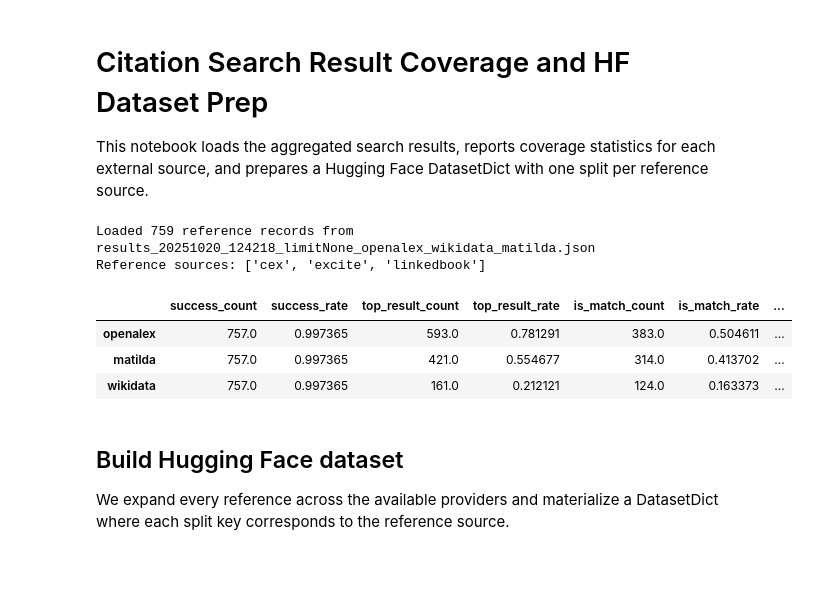
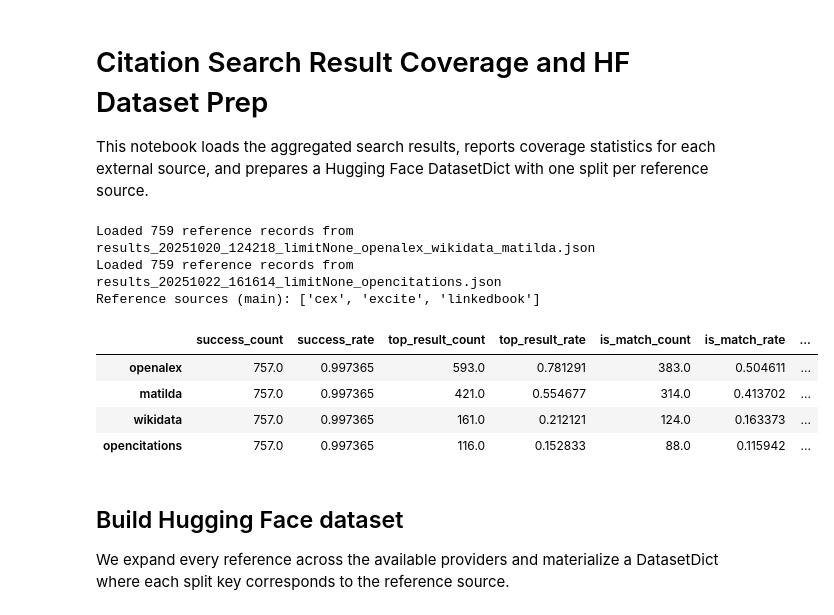
Before and after one commit to odoma-ch/ssh-citation-index, a Jupyter notebook: scripts/search_results_analysis.ipynb, the cells around one changed output. Cells and saved outputs as stored; diff of their text form; code cells hidden in the pictures; blank space fills up the shorter version.

Commit message:
update  opencitation data

```diff
--- a/scripts/search_results_analysis.ipynb
+++ b/scripts/search_results_analysis.ipynb
@@ -3,26 +11,40 @@
 
 This notebook loads the aggregated search results, reports coverage statistics for each external source, and prepares a Hugging Face DatasetDict with one split per reference source.
 # %%
-from pathlib import Path
-import json
-from collections import defaultdict
-from typing import Any, Dict, Optional
 
-import pandas as pd
-from datasets import Dataset, DatasetDict
 
 DATA_PATH = Path("results_20251020_124218_limitNone_openalex_wikidata_matilda.json")
+OPEN_CITATION_DATA_PATH = Path("results_20251022_161614_limitNone_opencitations.json")
 
 with DATA_PATH.open() as f:
     records = json.load(f)
+print(f"Loaded {len(records)} reference records from {DATA_PATH}")
 
-print(f"Loaded {len(records)} reference records from {DATA_PATH}")
+# Load OpenCitations records (separate file)
+with OPEN_CITATION_DATA_PATH.open() as f:
+    records_opencitations = json.load(f)
+print(f"Loaded {len(records_opencitations)} reference records from {OPEN_CITATION_DATA_PATH}")
+
 sources = sorted({record.get("source", "unknown") for record in records})
-print(f"Reference sources: {sources}")
-providers = ["openalex", "matilda", "wikidata"]
+print(f"Reference sources (main): {sources}")
+providers_main = ["openalex", "matilda", "wikidata"]
+
+# fix the omid mapping for opencitations
+for record in records_opencitations:
+    ids = record.get("ids", {})
+    omid = ids.get("omid")
+    if omid:
+        cleaned = omid.rstrip("/")
+        parts = cleaned.split("/")
+        # Return last two segments, e.g., "br/06210459208"
+        if len(parts) >= 2:
+            ids["omid"] = "/".join(parts[-2:])
+    record["ids"] = ids
+providers_opencitations = ["opencitations"]
 # %% [output]
 Loaded 759 reference records from results_20251020_124218_limitNone_openalex_wikidata_matilda.json
-Reference sources: ['cex', 'excite', 'linkedbook']
+Loaded 759 reference records from results_20251022_161614_limitNone_opencitations.json
+Reference sources (main): ['cex', 'excite', 'linkedbook']
 # %%
 def summarize_provider(records: list[dict], provider: str) -> Dict[str, Optional[float]]:
     total_records = len(records)
@@ -51,34 +73,38 @@ def summarize_provider(records: list[dict], provider: str) -> Dict[str, Optional
         if title_sim is not None:
             title_sims.append(float(title_sim))
         if author_sim is not None:
             author_sims.append(float(author_sim))
         if match_details.get("year_match"):
             year_match_count += 1
 
     mean_title_sim = float(pd.Series(title_sims).mean()) if title_sims else None
     mean_author_sim = float(pd.Series(author_sims).mean()) if author_sims else None
 
     return {
         "success_count": success_count,
         "success_rate": success_count / total_records if total_records else 0.0,
         "top_result_count": top_result_count,
         "top_result_rate": top_result_count / total_records if total_records else 0.0,
         "is_match_count": match_count,
         "is_match_rate": match_count / total_records if total_records else 0.0,
         "year_match_count": year_match_count,
         "year_match_rate": year_match_count / total_records if total_records else 0.0,
         "mean_title_similarity": mean_title_sim,
         "mean_author_similarity": mean_author_sim,
     }
 
-summary = {provider: summarize_provider(records, provider) for provider in providers}
+summary_main = {provider: summarize_provider(records, provider) for provider in providers_main}
+# Build stats for OpenCitations from its separate records
+summary_oc = {"opencitations": summarize_provider(records_opencitations, "opencitations")}
+summary = {**summary_main, **summary_oc}
 stats_df = pd.DataFrame(summary).T
 display(stats_df)
 # %% [output]
 |  | success_count | success_rate | top_result_count | top_result_rate | is_match_count | is_match_rate | ... |
 | openalex | 757.0 | 0.997365 | 593.0 | 0.781291 | 383.0 | 0.504611 | ... |
 | matilda | 757.0 | 0.997365 | 421.0 | 0.554677 | 314.0 | 0.413702 | ... |
 | wikidata | 757.0 | 0.997365 | 161.0 | 0.212121 | 124.0 | 0.163373 | ... |
+| opencitations | 757.0 | 0.997365 | 116.0 | 0.152833 | 88.0 | 0.115942 | ... |
 # %% [markdown]
 ## Build Hugging Face dataset
 
```
Also changed, not shown: parts of 6 cells of this notebook, 2 other files.
